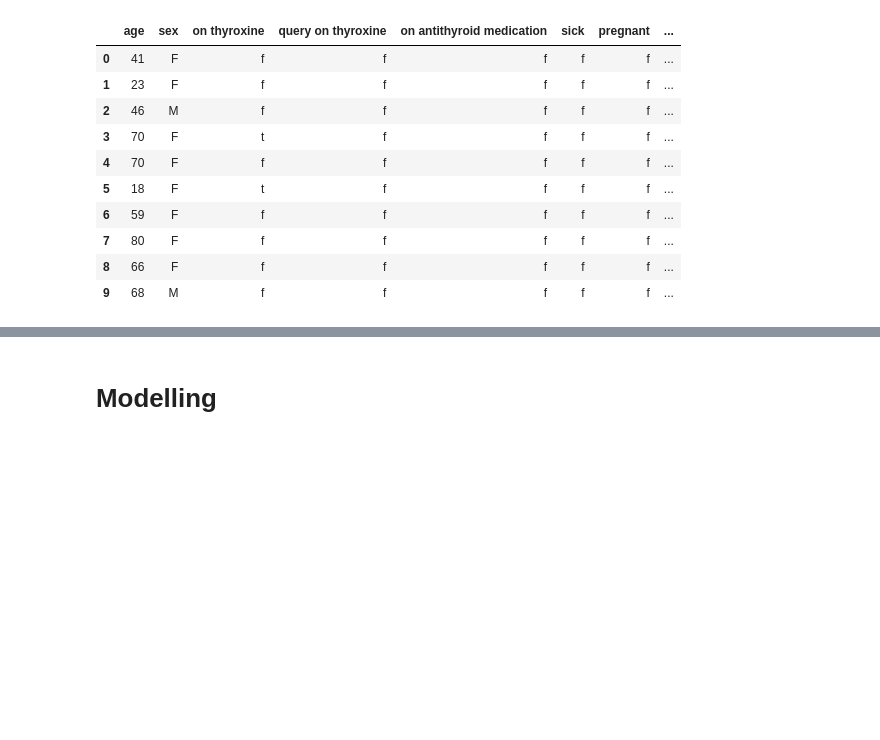
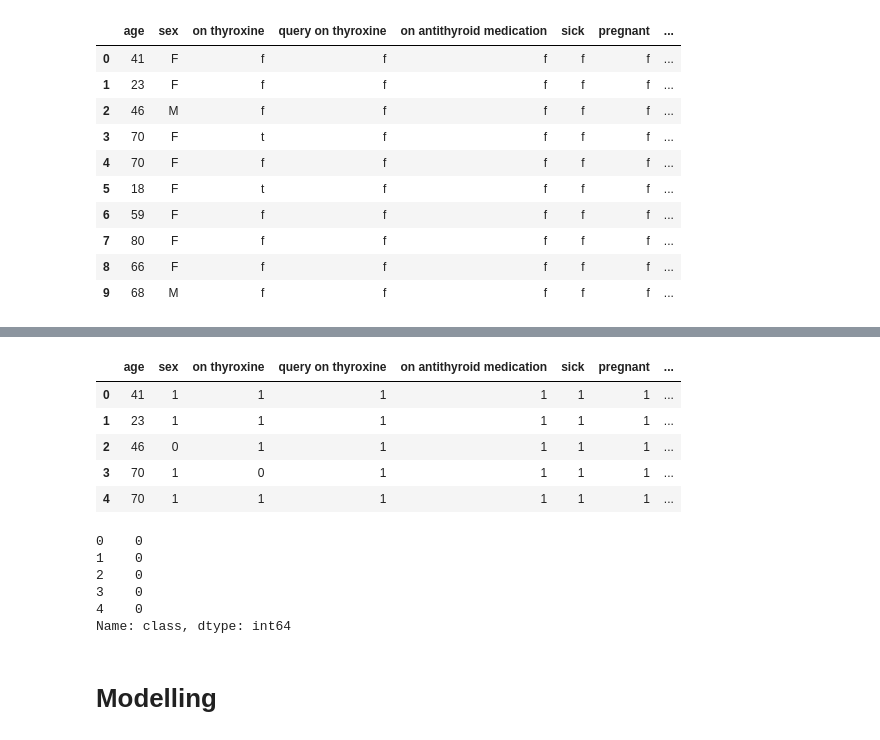
Before and after one commit to makfordead/idm-data-project, a Jupyter notebook: code.ipynb, the cells around one changed output, grey strips where cells are left out. Cells and saved outputs as stored; diff of their text form; code cells hidden in the pictures; blank space fills up the shorter version.

```diff
--- a/code.ipynb
+++ b/code.ipynb
@@ -95,0 +192,6 @@ df.head(10)
+# %%
+for col in X.columns:
+  if not col in ['sex','age', 'TSH', 'T3', 'TT4', 'T4U', 'FTI', 'TBG', 'referral source']:
+    X[col] = X[col].apply(lambda x: 1 if x == 'f' else '0')
+
+X['sex'] = X['sex'].apply(lambda x: 1 if x == 'F' else '0')
@@ -95,0 +202,11 @@ df.head(10)
+# %%
+X['referral source'] = X['referral source'].apply(lambda x: 0 if x == 'SVHC' else (1 if x == 'other' else (2 if x == 'SVI' else (3 if x == 'STMW' else 4))))
+# %%
+X.head()
+# %% [output]
+|  | age | sex | on thyroxine | query on thyroxine | on antithyroid medication | sick | pregnant | ... |
+| 0 | 41 | 1 | 1 | 1 | 1 | 1 | 1 | ... |
+| 1 | 23 | 1 | 1 | 1 | 1 | 1 | 1 | ... |
+| 2 | 46 | 0 | 1 | 1 | 1 | 1 | 1 | ... |
+| 3 | 70 | 1 | 0 | 1 | 1 | 1 | 1 | ... |
+| 4 | 70 | 1 | 1 | 1 | 1 | 1 | 1 | ... |
@@ -95,0 +221,9 @@ df.head(10)
+# %%
+y.head()
+# %% [output]
+0    0
+1    0
+2    0
+3    0
+4    0
+Name: class, dtype: int64
```
Also changed, not shown: parts of 27 cells of this notebook.
